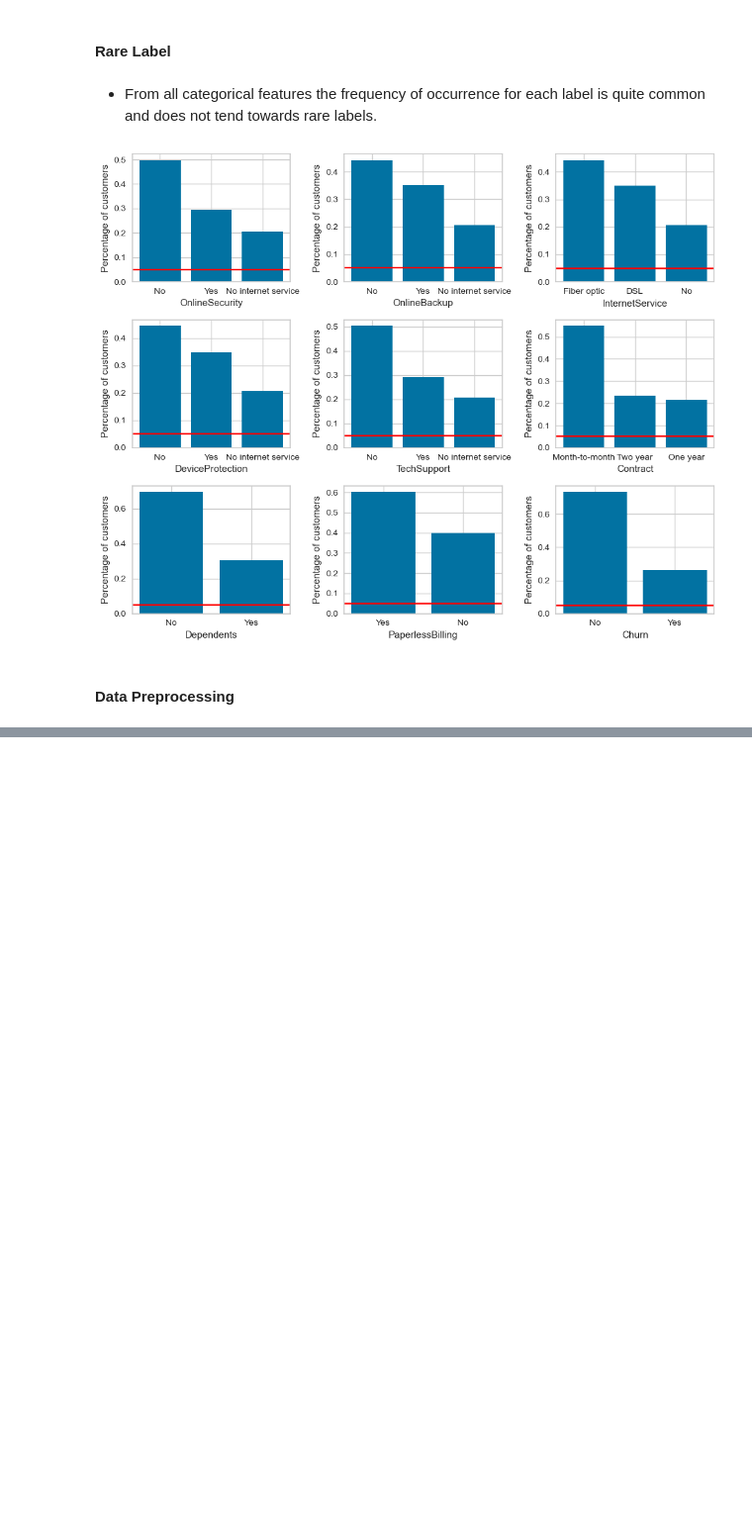
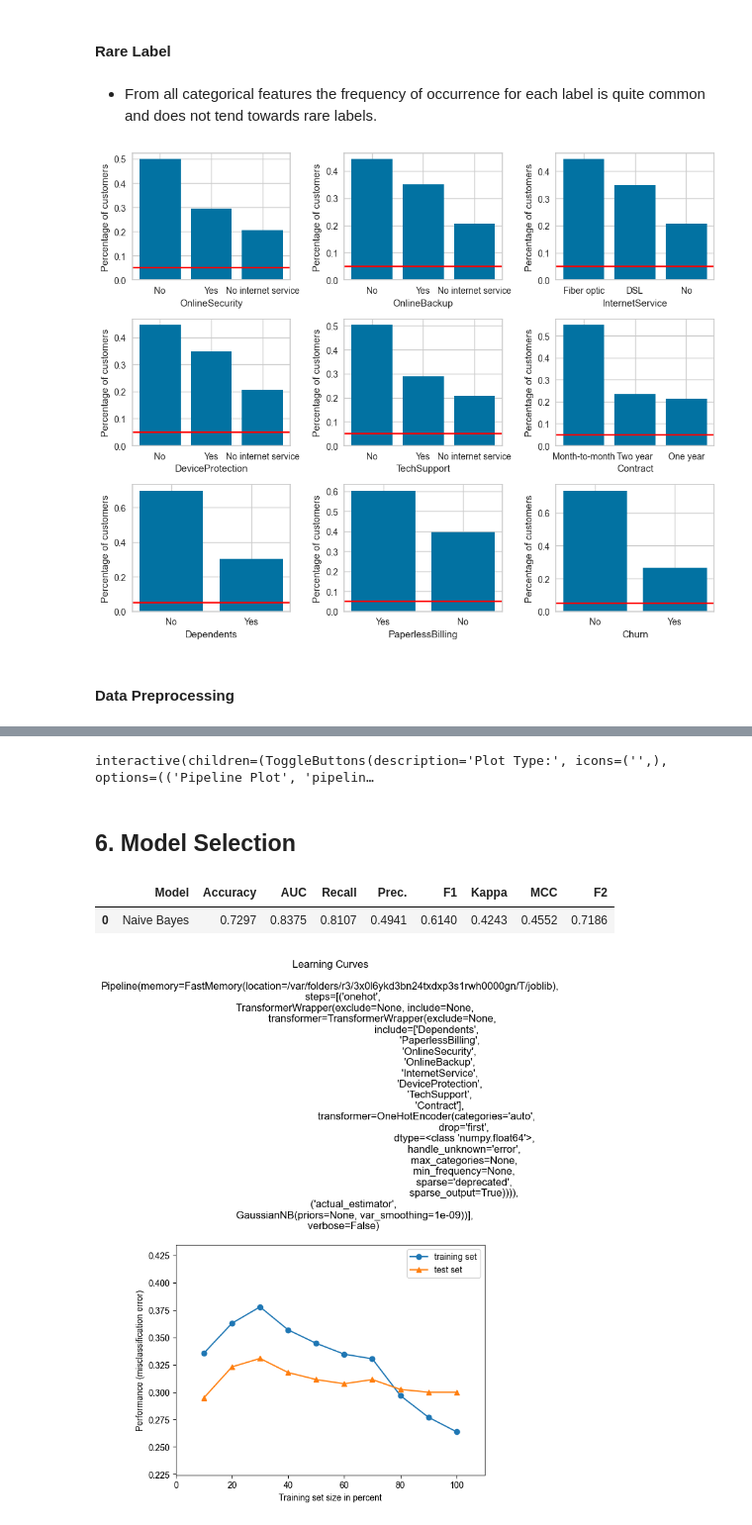
Before and after one commit to zuhririzqi/Telco-Customer-Churn, a Jupyter notebook: notebook/01. Bussiness and Data Understanding.ipynb, the cells around one changed output, grey strips where cells are left out. Shown at 99% size. Cells and saved outputs as stored; diff of their text form; code cells hidden in the pictures; blank space fills up the shorter version.

```diff
--- a/notebook/01. Bussiness and Data Understanding.ipynb
+++ b/notebook/01. Bussiness and Data Understanding.ipynb
@@ -1060,0 +889,10 @@ model_B = exp2.blend_models(estimator_list=estimators, method='soft')
+# %%
+# Initialize experiment setup for the second experiment
+nonrobust = ClassificationExperiment()
+nonrobust.setup(
+    experiment_name='Select Feature',
+    custom_pipeline=pipeline_1,
+    ignore_features=['OnlineSecurity', 'OnlineBackup','InternetService', 'DeviceProtection'],
+    **configs)
+
+nonrobust.add_metric('F2','F2', fbeta_score, beta=2)
@@ -1060,0 +912,2 @@ model_B = exp2.blend_models(estimator_list=estimators, method='soft')
+# %%
+pca_model= pca.create_model(pca_model)
@@ -1060,0 +927,2 @@ model_B = exp2.blend_models(estimator_list=estimators, method='soft')
+# %%
+nonrobust_model= nonrobust.create_model(pca_model)
@@ -1060,0 +1007,6 @@ model_B = exp2.blend_models(estimator_list=estimators, method='soft')
+# %%
+smote.evaluate_model(robust_model)
+# %% [output]
+interactive(children=(ToggleButtons(description='Plot Type:', icons=('',), options=(('Pipeline Plot', 'pipelin…
+# %% [markdown]
+## **6. Model Selection**
@@ -1060,0 +1015,27 @@ model_B = exp2.blend_models(estimator_list=estimators, method='soft')
+# %%
+final_model= nonrobust.finalize_model(nonrobust_model)
+# %%
+_= nonrobust.predict_model(final_model)
+# %% [output]
+|  | Model | Accuracy | AUC | Recall | Prec. | F1 | Kappa | MCC | F2 |
+| 0 | Naive Bayes | 0.7297 | 0.8375 | 0.8107 | 0.4941 | 0.6140 | 0.4243 | 0.4552 | 0.7186 |
+# %%
+from mlxtend.plotting import plot_learning_curves
+import matplotlib.pyplot as plt
+from mlxtend.data import mnist_data
+from mlxtend.preprocessing import shuffle_arrays_unison
+from sklearn.neighbors import KNeighborsClassifier
+import numpy as np
+
+
+# Loading some example data
+X_train= smote.get_config('X_train_transformed')
+y_train= smote.get_config('y_train_transformed')
+X_test = smote.get_config('X_test_transformed')
+y_test= smote.get_config('y_test_transformed')
+
+
+plot_learning_curves(X_train, y_train, X_test, y_test, final_model)
+plt.show()
+# %% [output]
+[figure, added]
```
Also changed, not shown: parts of 96 cells of this notebook, 5 other files.
